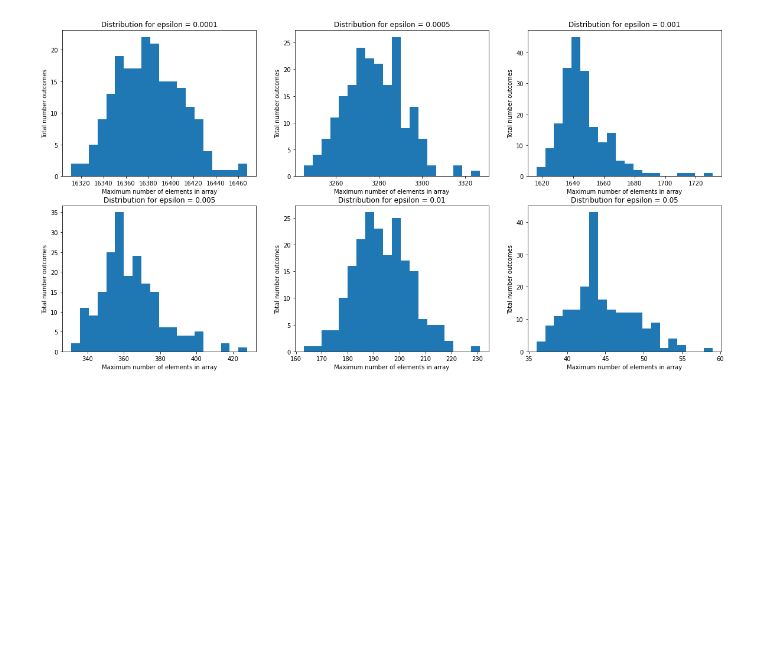
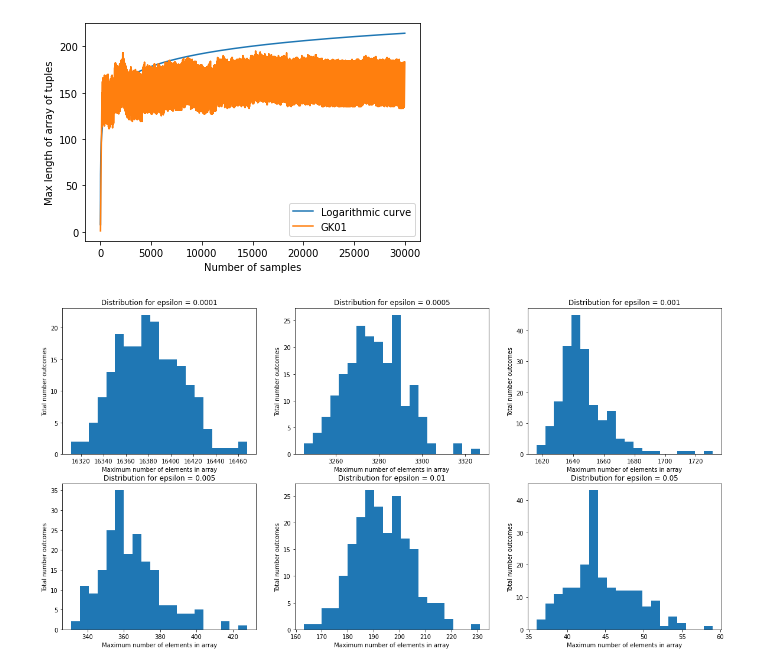
Before and after one commit to TihonovNV/STDSR-Assignment-1, a Jupyter notebook: Assignment_1.ipynb, the cells around one changed output. Saved outputs shown, nothing was run; the diff lists cells and outputs as text; code cells hidden in the pictures; blank space fills up the shorter version.

Commit message:
Add additional comparison plot

```diff
--- a/Assignment_1.ipynb
+++ b/Assignment_1.ipynb
@@ -81,6 +81,25 @@ class GK01():
         if best == -1:
             return('error')
         return self.S[best].v
+# %%
+test_stream = list(range(1, 30000))
+
+eps = 0.01
+gk01 = GK01(eps)
+lengths = []
+random.shuffle(test_stream)
+for x in test_stream:
+    gk01.add(x)
+    lengths.append(len(gk01.S))
+logarithm = [1/0.05*np.log(eps*n) + 100 for n in list(range(1, 30000))]
+ax = plt.plot(list(range(1, 30000)), logarithm)
+ax = plt.plot(list(range(1, 30000)), lengths)
+plt.legend(['Logarithmic curve', 'GK01'], loc='lower right')
+plt.xlabel('Number of samples')
+plt.ylabel('Max length of array of tuples')
+plt.show()
+# %% [output]
+[figure, added]
 # %%
 stream = list(range(100000))
 epsilons = [0.0001, 0.0005, 0.001, 0.005, 0.01, 0.05]
```
Also changed, not shown: 2 other files.
